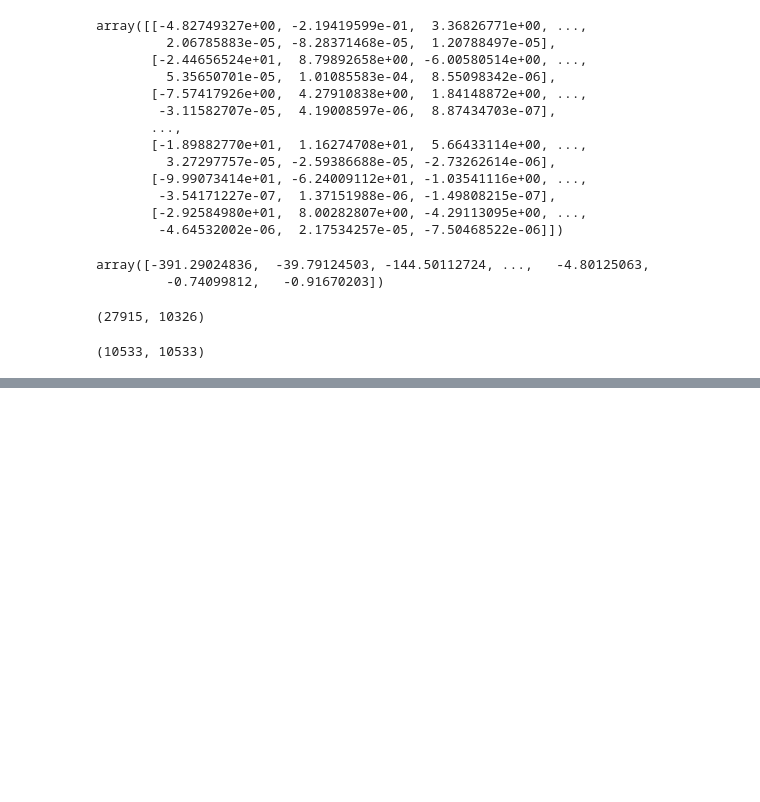
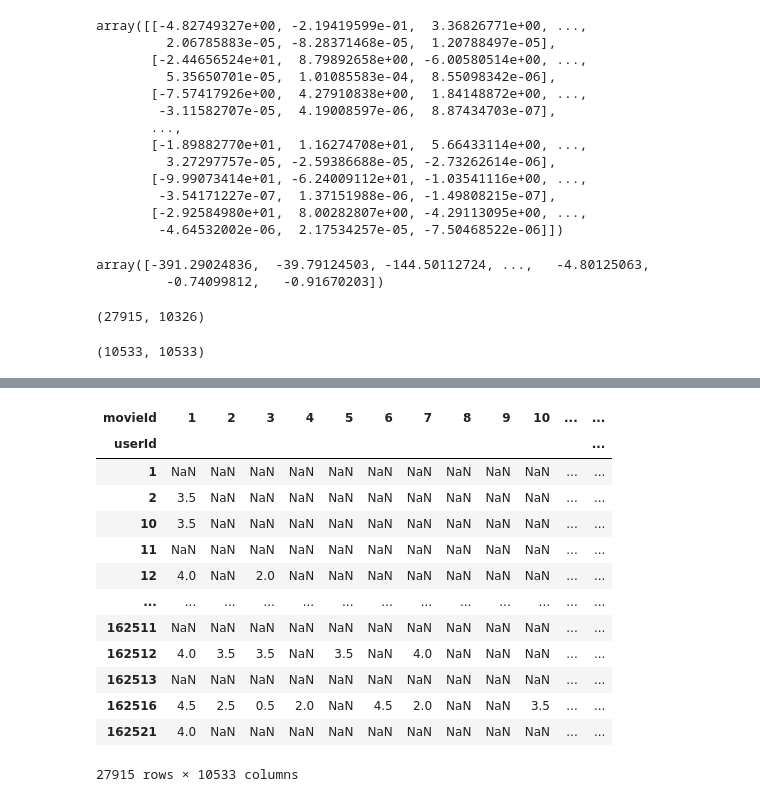
Before and after one commit to mskim94/Matrix_Factorization, a Jupyter notebook: Untitled.ipynb, the cells around one changed output, grey strips where cells are left out. Cells and saved outputs as stored; diff of their text form; code cells hidden in the pictures; blank space fills up the shorter version.

Commit message:
matrix factorization

```diff
--- a/Untitled.ipynb
+++ b/Untitled.ipynb
@@ -522,0 +564,22 @@ print("A")
+# %%
+new_train_df = train_df.set_index("userId")
+# Construct rating Matrix
+new_train_df = new_train_df.groupby(["userId", "movieId"])['rating'].sum().unstack()
+# fill 0 value in NaN
+# sparse matrix
+new_train_df
+# %% [output]
+| movieId | 1 | 2 | 3 | 4 | 5 | 6 | 7 | 8 | 9 | 10 | ... | ... |
+| userId |  |  |  |  |  |  |  |  |  |  |  | ... |
+| 1 | NaN | NaN | NaN | NaN | NaN | NaN | NaN | NaN | NaN | NaN | ... | ... |
+| 2 | 3.5 | NaN | NaN | NaN | NaN | NaN | NaN | NaN | NaN | NaN | ... | ... |
+| 10 | 3.5 | NaN | NaN | NaN | NaN | NaN | NaN | NaN | NaN | NaN | ... | ... |
+| 11 | NaN | NaN | NaN | NaN | NaN | NaN | NaN | NaN | NaN | NaN | ... | ... |
+| 12 | 4.0 | NaN | 2.0 | NaN | NaN | NaN | NaN | NaN | NaN | NaN | ... | ... |
+| ... | ... | ... | ... | ... | ... | ... | ... | ... | ... | ... | ... | ... |
+| 162511 | NaN | NaN | NaN | NaN | NaN | NaN | NaN | NaN | NaN | NaN | ... | ... |
+| 162512 | 4.0 | 3.5 | 3.5 | NaN | 3.5 | NaN | 4.0 | NaN | NaN | NaN | ... | ... |
+| 162513 | NaN | NaN | NaN | NaN | NaN | NaN | NaN | NaN | NaN | NaN | ... | ... |
+| 162516 | 4.5 | 2.5 | 0.5 | 2.0 | NaN | 4.5 | 2.0 | NaN | NaN | 3.5 | ... | ... |
+| 162521 | 4.0 | NaN | NaN | NaN | NaN | NaN | NaN | NaN | NaN | NaN | ... | ... |
+27915 rows × 10533 columns
```
Also changed, not shown: parts of 16 cells of this notebook.
